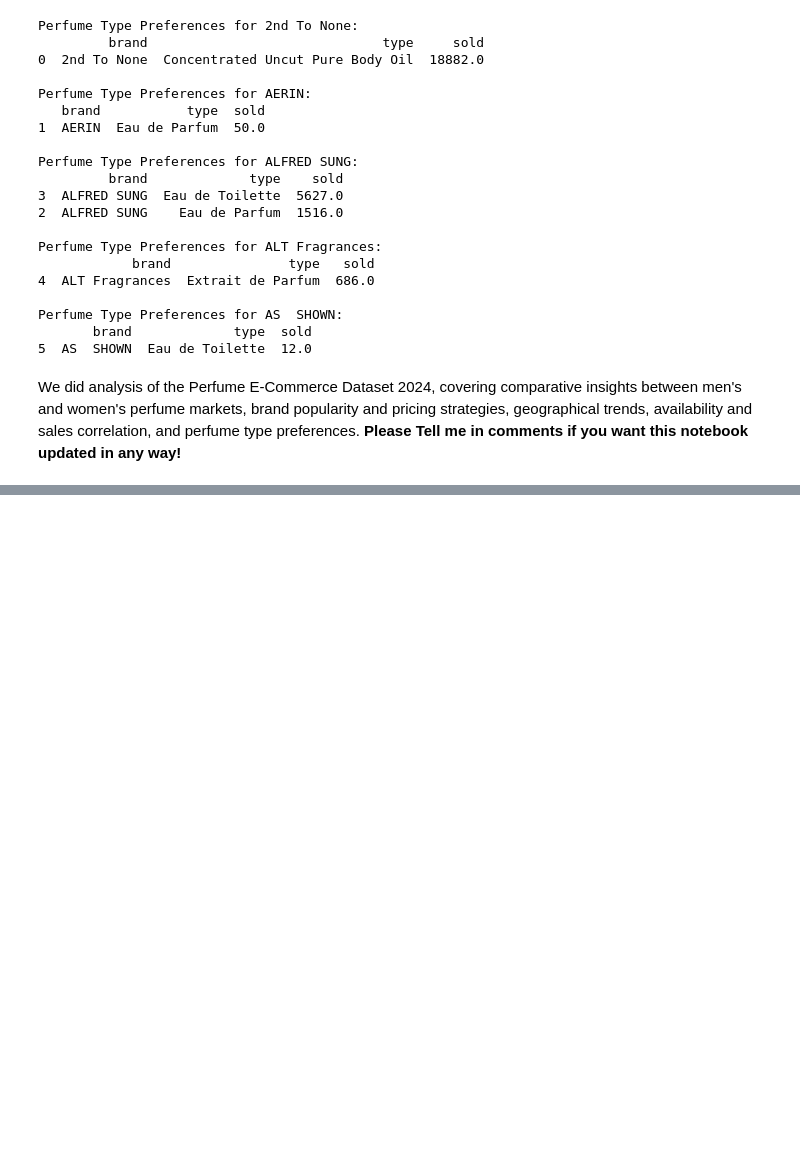
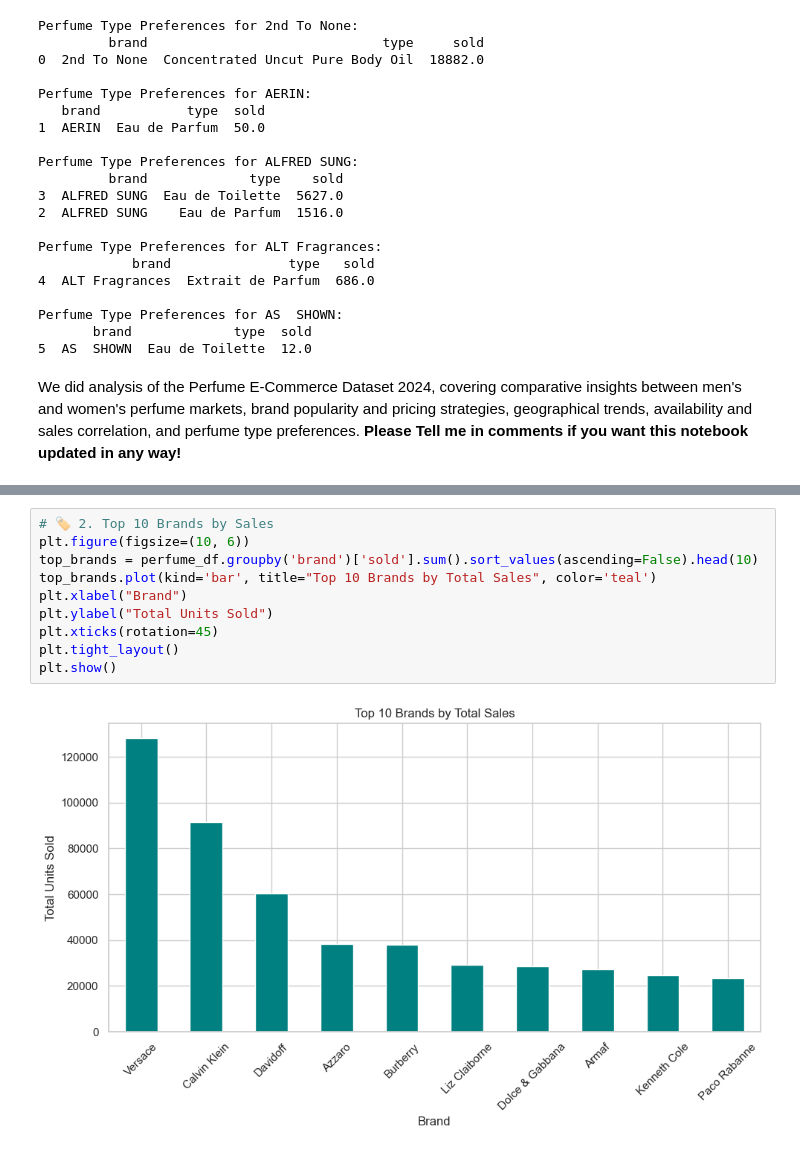
Before and after one commit to aidahanad/projectweb, a Jupyter notebook: perfume-e-commerce-analysis-2024.ipynb, the cells around one changed output, grey strips where cells are left out. Cells and saved outputs as stored; diff of their text form; blank space fills up the shorter version.

```diff
--- a/perfume-e-commerce-analysis-2024.ipynb
+++ b/perfume-e-commerce-analysis-2024.ipynb
@@ -371,0 +408,12 @@ We did analysis of the Perfume E-Commerce Dataset 2024, covering comparative ins
+# %%
+# 🏷️ 2. Top 10 Brands by Sales
+plt.figure(figsize=(10, 6))
+top_brands = perfume_df.groupby('brand')['sold'].sum().sort_values(ascending=False).head(10)
+top_brands.plot(kind='bar', title="Top 10 Brands by Total Sales", color='teal')
+plt.xlabel("Brand")
+plt.ylabel("Total Units Sold")
+plt.xticks(rotation=45)
+plt.tight_layout()
+plt.show()
+# %% [output]
+[figure, added]
```
Also changed, not shown: parts of 23 cells of this notebook.
